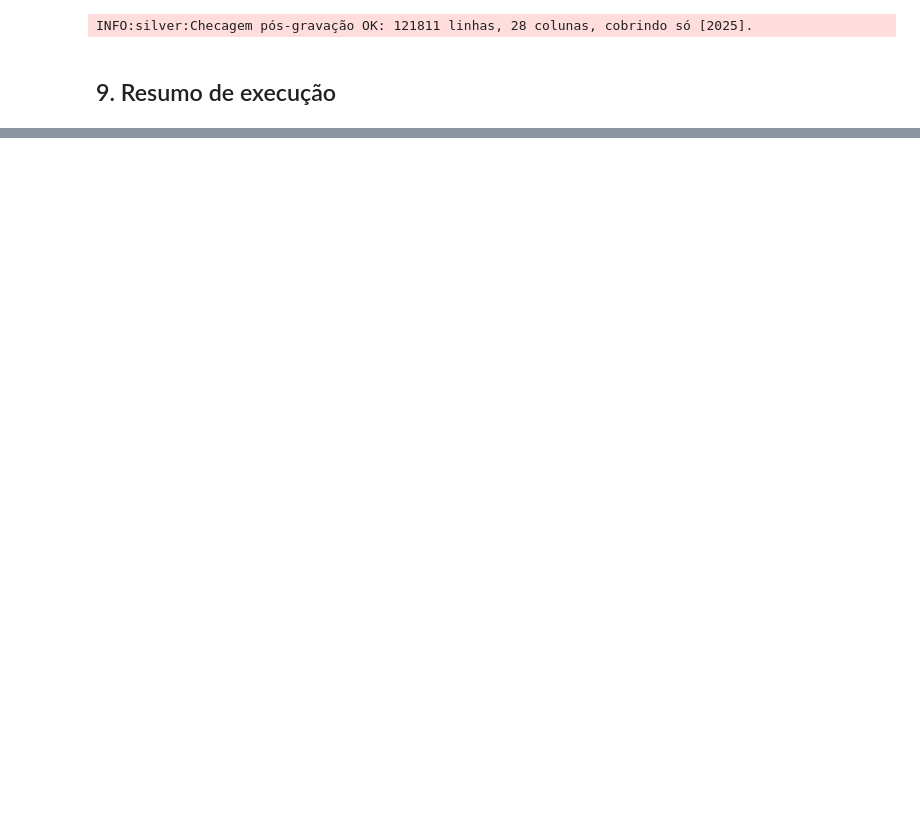
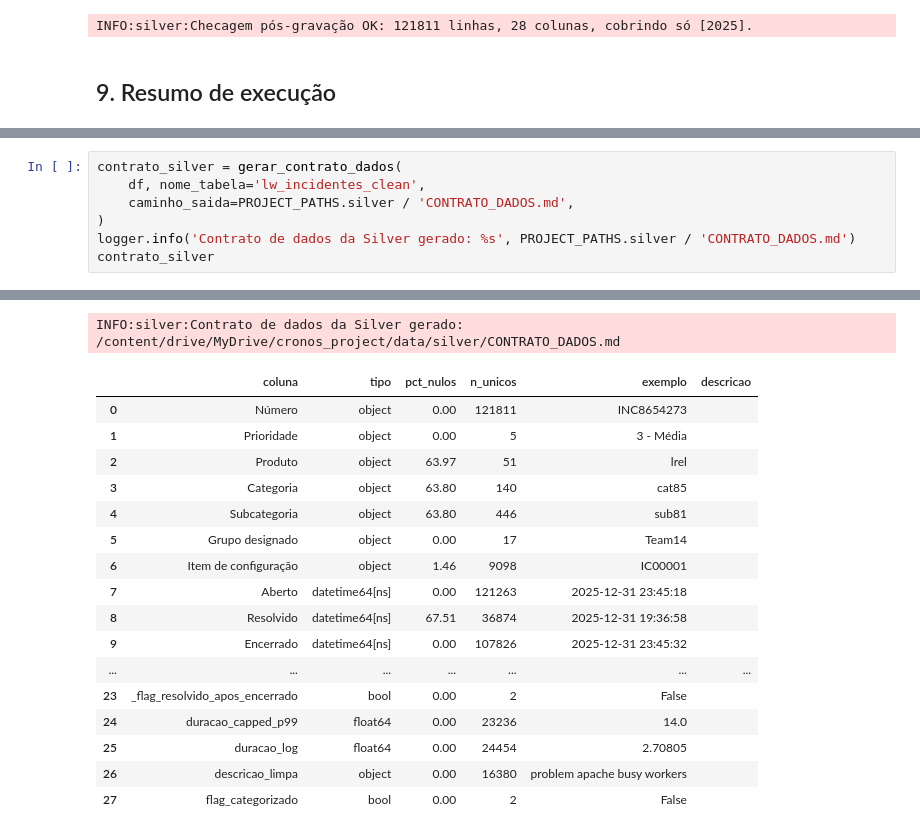
Before and after one commit to vsmacedo-datafinance/Challenge_Locaweb_FIAP_2026, a Jupyter notebook: notebooks/Projeto_Chronos_Locaweb_02_silver_limpeza.ipynb, the cells around one changed output, grey strips where cells are left out. Cells and saved outputs as stored; diff of their text form; blank space fills up the shorter version.

```diff
--- a/notebooks/Projeto_Cronos_Locaweb_02_silver_limpeza.ipynb
+++ b/notebooks/Projeto_Chronos_Locaweb_02_silver_limpeza.ipynb
@@ -246,3 +247,11 @@ Transformações aplicadas:
   - Texto: descricao_limpa adicionada (bruta preservada, sem vocabulário aprendido)
   - flag_categorizado adicionada (36.0% de cobertura)
 Saída: /content/drive/MyDrive/cronos_project/data/silver/lw_incidentes_clean.parquet
+# %%
+contrato_silver = gerar_contrato_dados(
+    df, nome_tabela='lw_incidentes_clean',
+    caminho_saida=PROJECT_PATHS.silver / 'CONTRATO_DADOS.md',
+)
+logger.info('Contrato de dados da Silver gerado: %s', PROJECT_PATHS.silver / 'CONTRATO_DADOS.md')
+contrato_silver
+# %% [output]
@@ -248,0 +259,18 @@ Saída: /content/drive/MyDrive/cronos_project/data/silver/lw_incidentes_clean.pa
+INFO:silver:Contrato de dados da Silver gerado: /content/drive/MyDrive/cronos_project/data/silver/CONTRATO_DADOS.md
+|  | coluna | tipo | pct_nulos | n_unicos | exemplo | descricao |
+| 0 | Número | object | 0.00 | 121811 | INC8654273 |  |
+| 1 | Prioridade | object | 0.00 | 5 | 3 - Média |  |
+| 2 | Produto | object | 63.97 | 51 | lrel |  |
+| 3 | Categoria | object | 63.80 | 140 | cat85 |  |
+| 4 | Subcategoria | object | 63.80 | 446 | sub81 |  |
+| 5 | Grupo designado | object | 0.00 | 17 | Team14 |  |
+| 6 | Item de configuração | object | 1.46 | 9098 | IC00001 |  |
+| 7 | Aberto | datetime64[ns] | 0.00 | 121263 | 2025-12-31 23:45:18 |  |
+| 8 | Resolvido | datetime64[ns] | 67.51 | 36874 | 2025-12-31 19:36:58 |  |
+| 9 | Encerrado | datetime64[ns] | 0.00 | 107826 | 2025-12-31 23:45:32 |  |
+| ... | ... | ... | ... | ... | ... | ... |
+| 23 | _flag_resolvido_apos_encerrado | bool | 0.00 | 2 | False |  |
+| 24 | duracao_capped_p99 | float64 | 0.00 | 23236 | 14.0 |  |
+| 25 | duracao_log | float64 | 0.00 | 24454 | 2.70805 |  |
+| 26 | descricao_limpa | object | 0.00 | 16380 | problem apache busy workers |  |
+| 27 | flag_categorizado | bool | 0.00 | 2 | False |  |
```
Also changed, not shown: parts of 13 cells of this notebook, 14 other files.
